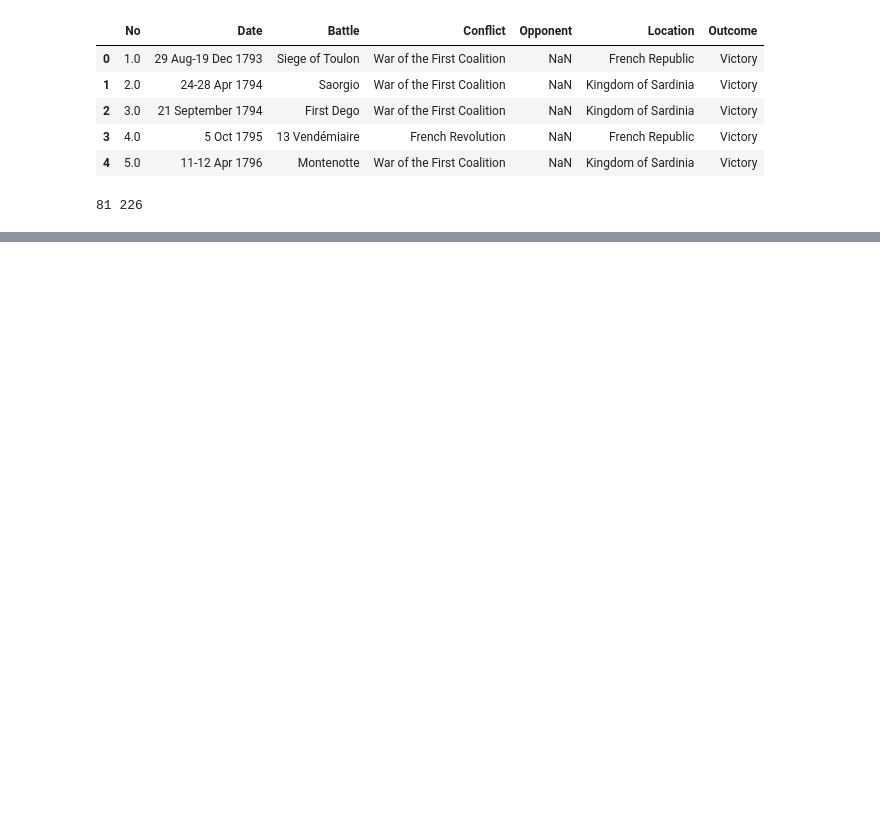
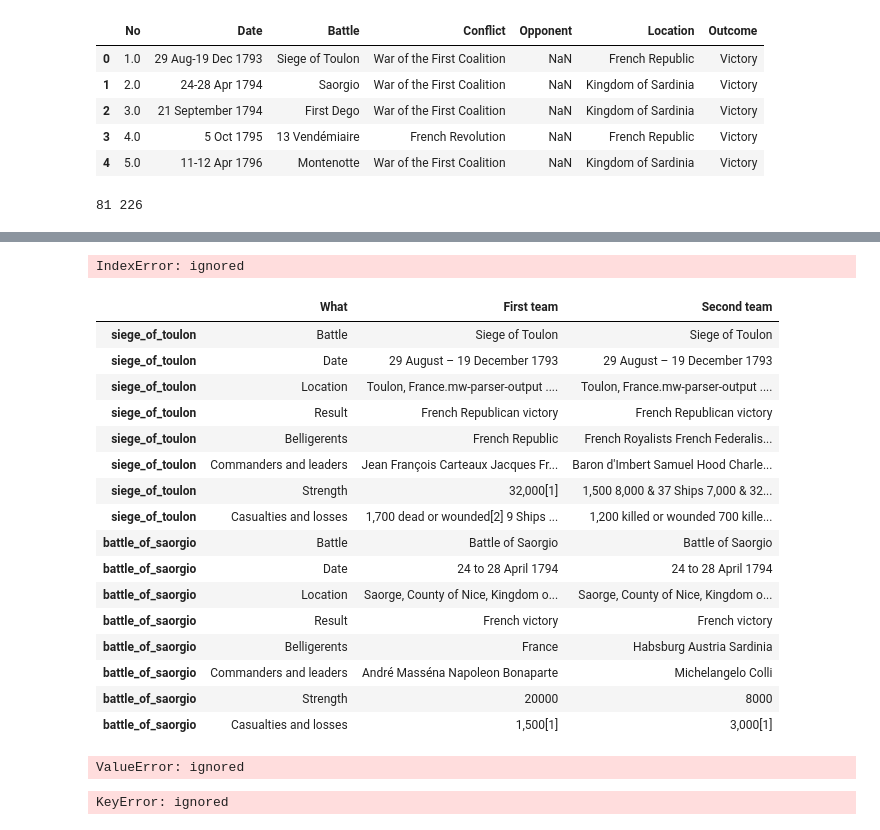
Before and after one commit to tazar09/napoleon, a Jupyter notebook: napoleon_battles.ipynb, the cells around one changed output, grey strips where cells are left out. Cells and saved outputs as stored; diff of their text form; code cells hidden in the pictures; blank space fills up the shorter version.

```diff
--- a/napoleon_battles.ipynb
+++ b/napoleon_battles.ipynb
@@ -51,0 +55,6 @@ filter_hyperlinks
+# %%
+battle_links = ['https://en.wikipedia.org/' + link for link in filter_hyperlinks]
+battle_links[0]
+
+# encoded_links = [unquote(link) for link in battle_links]
+# # encoded_links
@@ -51,0 +101,25 @@ filter_hyperlinks
+# %%
+list_of_battles_dataframes = []
+
+for battle in battle_links:
+
+  try:
+    print(f'Processed URL: {battle}')
+    tables_list = pd.read_html(battle)
+    table_battle = pd.DataFrame()
+
+    len0 = tables_list[0].shape[0]
+    len1 = tables_list[1].shape[0]
+    len2 = tables_list[2].shape[0]
+    len3 = tables_list[3].shape[0]
+
+    lungimea = [len0, len1, len2, len3]
+    max_index = lungimea.index(max(lungimea))
+
+    table_battle = tables_list[max_index]     #try tables[0]
+
+    list_of_battles_dataframes.append(table_battle)
+    print(f"Processed URL: {battle}\n")
+
+  except Exception as e:
+    print(f'---------> Error processing the URL: {battle}: {e}')
@@ -51,0 +144,4 @@ filter_hyperlinks
+# %%
+list_of_battles_dataframes[74]
+# %% [output]
+IndexError: ignored
@@ -51,0 +151,25 @@ filter_hyperlinks
+# %%
+list_of_battles_dataframes_processed = [make_dataframe(battle) for battle in list_of_battles_dataframes[:2]]
+pd.concat(list_of_battles_dataframes_processed, axis = 0)
+# %% [output]
+|  | What | First team | Second team |
+| siege_of_toulon | Battle | Siege of Toulon | Siege of Toulon |
+| siege_of_toulon | Date | 29 August – 19 December 1793 | 29 August – 19 December 1793 |
+| siege_of_toulon | Location | Toulon, France.mw-parser-output .... | Toulon, France.mw-parser-output .... |
+| siege_of_toulon | Result | French Republican victory | French Republican victory |
+| siege_of_toulon | Belligerents | French Republic | French Royalists French Federalis... |
+| siege_of_toulon | Commanders and leaders | Jean François Carteaux Jacques Fr... | Baron d'Imbert Samuel Hood Charle... |
+| siege_of_toulon | Strength | 32,000[1] | 1,500 8,000 & 37 Ships 7,000 & 32... |
+| siege_of_toulon | Casualties and losses | 1,700 dead or wounded[2] 9 Ships ... | 1,200 killed or wounded 700 kille... |
+| battle_of_saorgio | Battle | Battle of Saorgio | Battle of Saorgio |
+| battle_of_saorgio | Date | 24 to 28 April 1794 | 24 to 28 April 1794 |
+| battle_of_saorgio | Location | Saorge, County of Nice, Kingdom o... | Saorge, County of Nice, Kingdom o... |
+| battle_of_saorgio | Result | French victory | French victory |
+| battle_of_saorgio | Belligerents | France | Habsburg Austria Sardinia |
+| battle_of_saorgio | Commanders and leaders | André Masséna Napoleon Bonaparte | Michelangelo Colli |
+| battle_of_saorgio | Strength | 20000 | 8000 |
+| battle_of_saorgio | Casualties and losses | 1,500[1] | 3,000[1] |
+# %%
+make_dataframe(list_of_battles_dataframes[23])
+# %% [output]
+ValueError: ignored
@@ -51,0 +178,4 @@ filter_hyperlinks
+# %%
+error_battles = [list_of_battles[i] for
+# %% [output]
+KeyError: ignored
```
Also changed, not shown: parts of 13 cells of this notebook.
